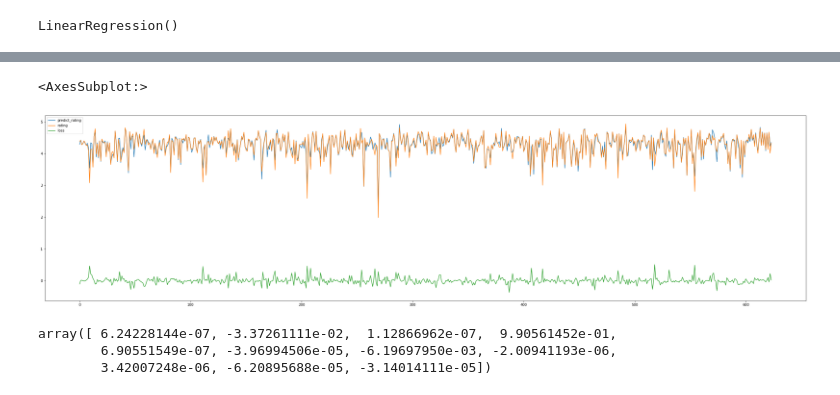
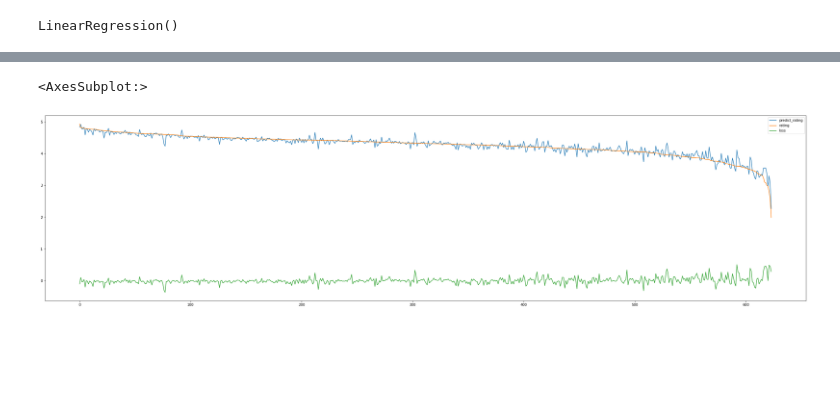
Before and after one commit to vancodocton/1641workspace, a Jupyter notebook: pandas.analytic.ipynb, the cells around one changed output, grey strips where cells are left out. Saved outputs shown, nothing was run; the diff lists cells and outputs as text; code cells hidden in the pictures; blank space fills up the shorter version.

```diff
--- a/pandas.analytic.ipynb
+++ b/pandas.analytic.ipynb
@@ -26,10 +27,10 @@ df.head()
 | 4 | 4 | 637930 | An Entire MBA in 1 Course:Award W... | True | 374836 | 4.47080 | 4.47173 | 41630 | ... |
 # %%
 # deep copy data for training preditive model
-learning_df = df.copy(deep=True)
+learning_df = df.copy(deep=True).drop(columns='index')
 # %%
 # drop unused columns for training predictive model
-drop_col = ['id', 'title','discount_percent', 'rating_deviation']
+drop_col = ['id', 'title','discount_percent', 'rating_deviation',]
 learning_df.drop(columns=drop_col, inplace=True)
 # %%
 # drop courses with less subscribers and reviews
@@ -38,13 +39,15 @@ learning_df.drop(\
     inplace=True)
 # %%
 # convert other datatypes to numeric type
+file_export_timestamp = pandas.to_datetime('2016-09-27').value // 10**9 //86400
+
 learning_df['is_paid'] = learning_df['is_paid'].astype('int')
 learning_df['time_created'] = pandas.to_datetime(
     learning_df['time_created'])\
-        .astype('int64') // 86400000000000
+        .astype('int64') // 86400000000000 - file_export_timestamp
 learning_df['time_published'] = pandas.to_datetime(
     learning_df['time_published'])\
-        .astype('int64') // 86400000000000
+        .astype('int64') // 86400000000000 - file_export_timestamp
 # %%
 learning_df.info()
 # %% [output]
@@ -122,14 +148,9 @@ evaluate_df.head()
 # %%
 # show line chart about predict_rating and real rating
-evaluate_df.plot(y=['predict_rating', 'rating', 'loss'], \
-    figsize=(40,10), kind='line')
+evaluate_df\
+    .sort_values(by='rating', ascending=False)\
+    .reset_index(drop=True)\
+    .plot(y=['predict_rating', 'rating', 'loss'], figsize=(40,10))
 # %% [output]
 <AxesSubplot:>
-[figure, old version]
+[figure, new version]
-# %%
-# print linear regression coefficients
-model.coef_
-# %% [output]
-array([ 6.24228144e-07, -3.37261111e-02,  1.12866962e-07,  9.90561452e-01,
-        6.90551549e-07, -3.96994506e-05, -6.19697950e-03, -2.00941193e-06,
-        3.42007248e-06, -6.20895688e-05, -3.14014111e-05])
```
Also changed, not shown: parts of 13 cells of this notebook, 4 other files.
